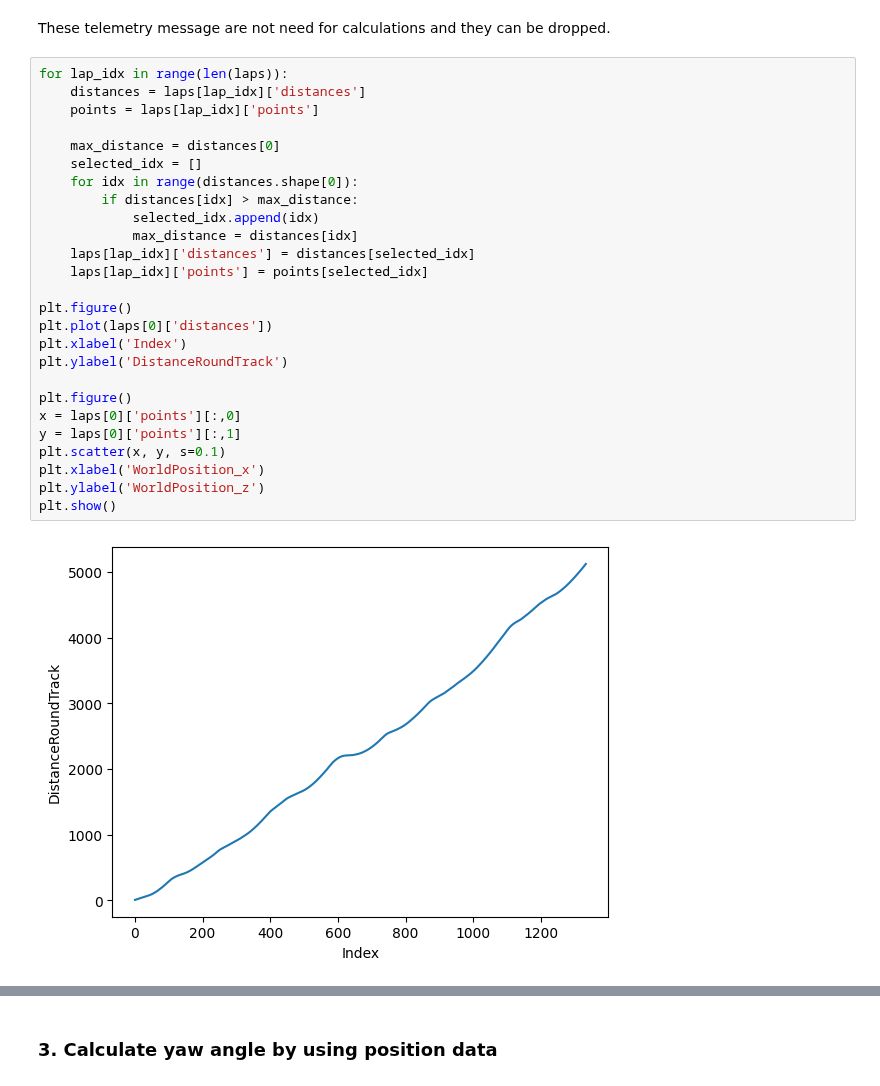
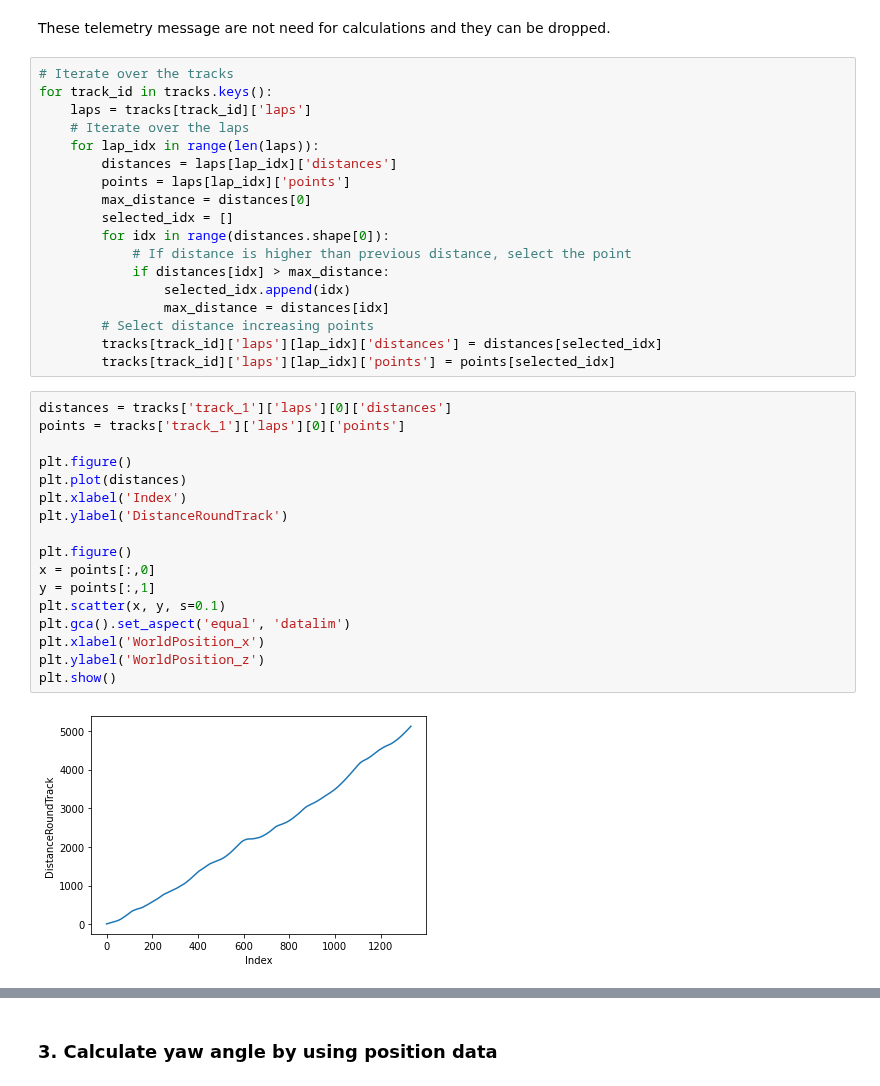
Before and after one commit to b4mad/racing, a Jupyter notebook: notebooks/track_sections_from_coordinates.ipynb, the cells around one changed output, grey strips where cells are left out. Saved outputs shown, nothing was run; the diff lists cells and outputs as text.

```diff
--- a/notebooks/track_sections_from_coordinates.ipynb
+++ b/notebooks/track_sections_from_coordinates.ipynb
@@ -264,30 +299,39 @@ plt.show()
 # %% [markdown]
 These telemetry message are not need for calculations and they can be dropped.
+# %%
+# Iterate over the tracks
+for track_id in tracks.keys():
+    laps = tracks[track_id]['laps']
+    # Iterate over the laps
+    for lap_idx in range(len(laps)):
+        distances = laps[lap_idx]['distances']
+        points = laps[lap_idx]['points']
+        max_distance = distances[0]
+        selected_idx = []
+        for idx in range(distances.shape[0]):
+            # If distance is higher than previous distance, select the point
+            if distances[idx] > max_distance:
+                selected_idx.append(idx)
+                max_distance = distances[idx]
+        # Select distance increasing points
+        tracks[track_id]['laps'][lap_idx]['distances'] = distances[selected_idx]
+        tracks[track_id]['laps'][lap_idx]['points'] = points[selected_idx]
 # %%
-for lap_idx in range(len(laps)):
-    distances = laps[lap_idx]['distances']
-    points = laps[lap_idx]['points']
-
-    max_distance = distances[0]
-    selected_idx = []
-    for idx in range(distances.shape[0]):
-        if distances[idx] > max_distance:
-            selected_idx.append(idx)
-            max_distance = distances[idx]
-    laps[lap_idx]['distances'] = distances[selected_idx]
-    laps[lap_idx]['points'] = points[selected_idx]
+distances = tracks['track_1']['laps'][0]['distances']
+points = tracks['track_1']['laps'][0]['points']
 
 plt.figure()
-plt.plot(laps[0]['distances'])
+plt.plot(distances)
 plt.xlabel('Index')
 plt.ylabel('DistanceRoundTrack')
 
 plt.figure()
-x = laps[0]['points'][:,0]
-y = laps[0]['points'][:,1]
+x = points[:,0]
+y = points[:,1]
 plt.scatter(x, y, s=0.1)
+plt.gca().set_aspect('equal', 'datalim')
 plt.xlabel('WorldPosition_x')
 plt.ylabel('WorldPosition_z')
 plt.show()
 # %% [output]
-[figure, old version]
+[figure, new version]
```
Also changed, not shown: parts of 24 cells of this notebook.
